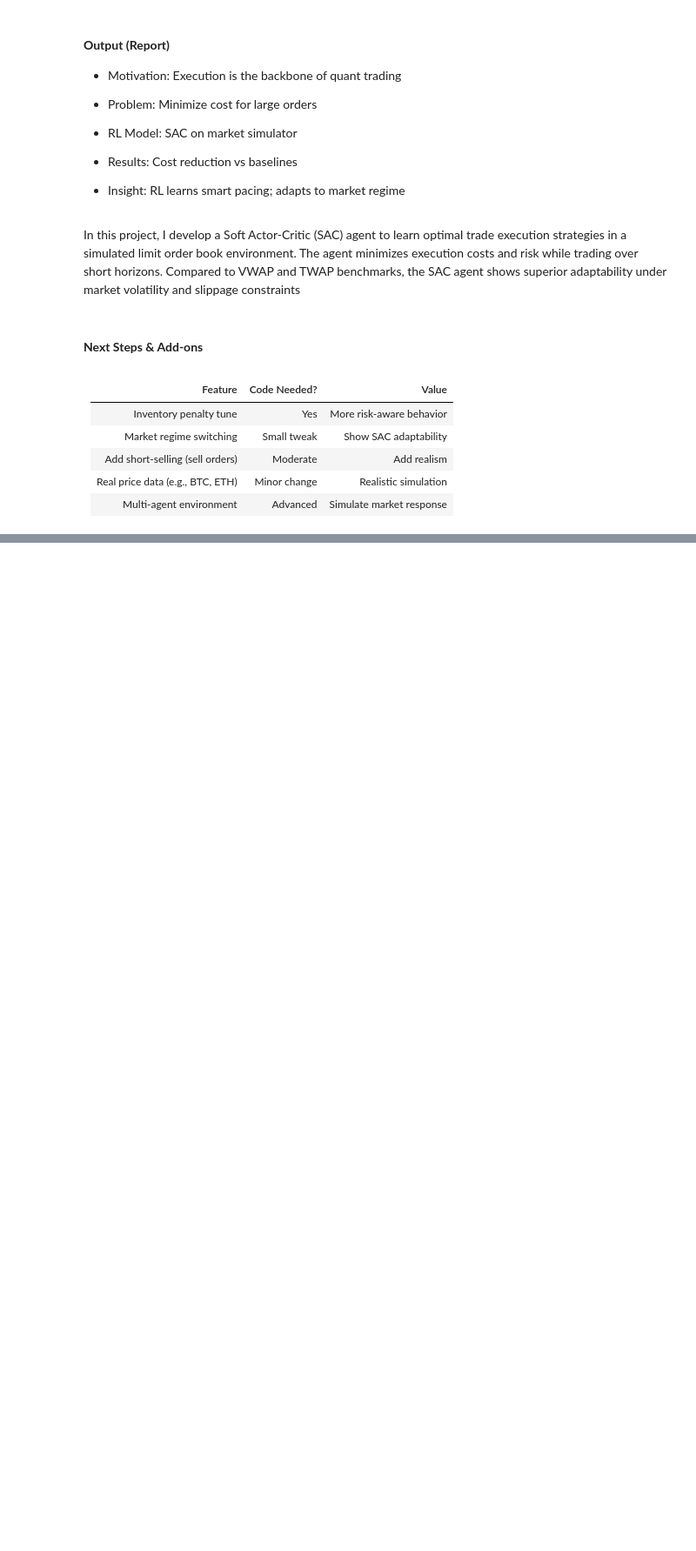
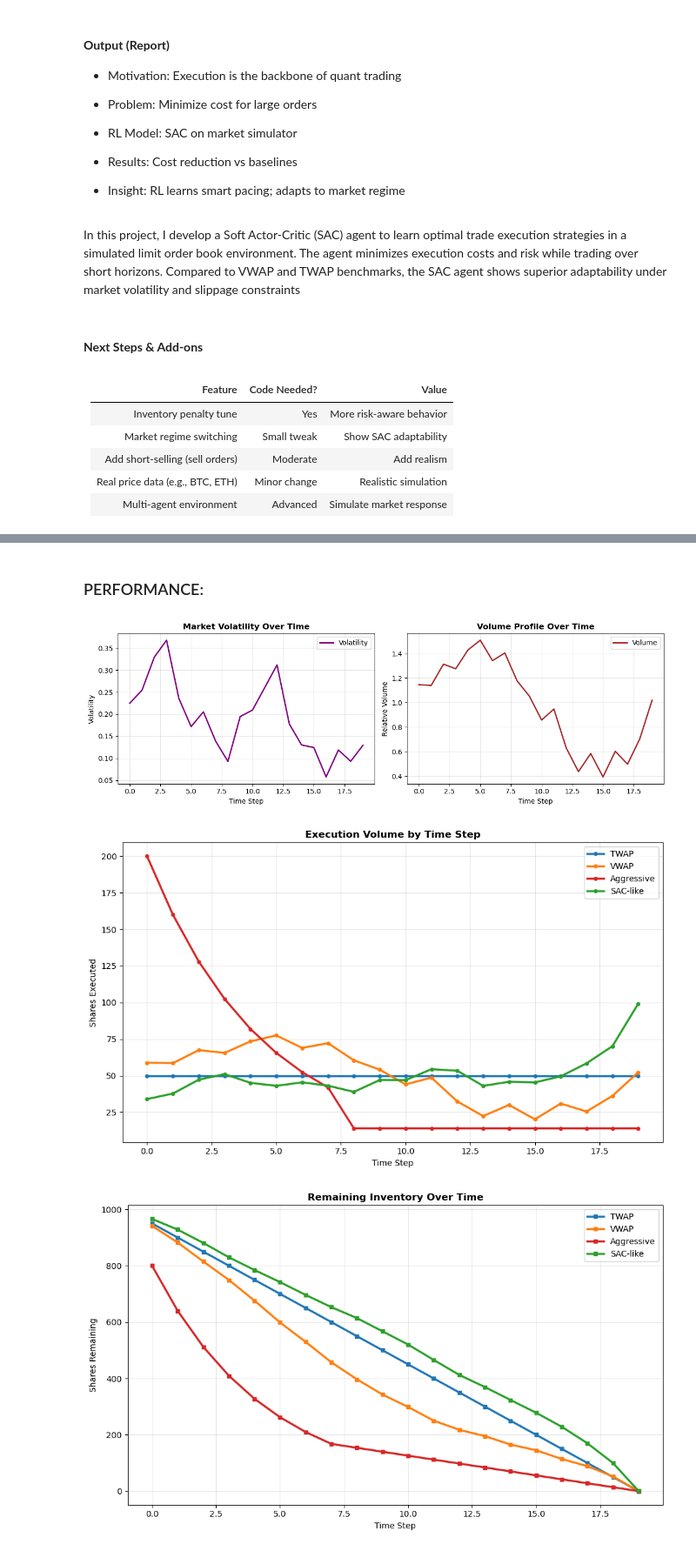
Before and after one commit to victorsobottka/rl_final_project_2025, a Jupyter notebook: RL_Final_v0.ipynb, the cells around one changed output, grey strips where cells are left out. Shown at 87% size. Saved outputs shown, nothing was run; the diff lists cells and outputs as text; code cells hidden in the pictures; blank space fills up the shorter version.

```diff
--- a/RL_Final_v0.ipynb
+++ b/RL_Final_v0.ipynb
@@ -284,0 +883,8 @@ In this project, I develop a Soft Actor-Critic (SAC) agent to learn optimal trad
+# %% [markdown]
+### PERFORMANCE:
+# %%
+run_all_plots()
+# %% [output]
+[figure, added]
+[figure, added]
+[figure, added]
```
Also changed, not shown: parts of 17 cells of this notebook, 8 other files.
